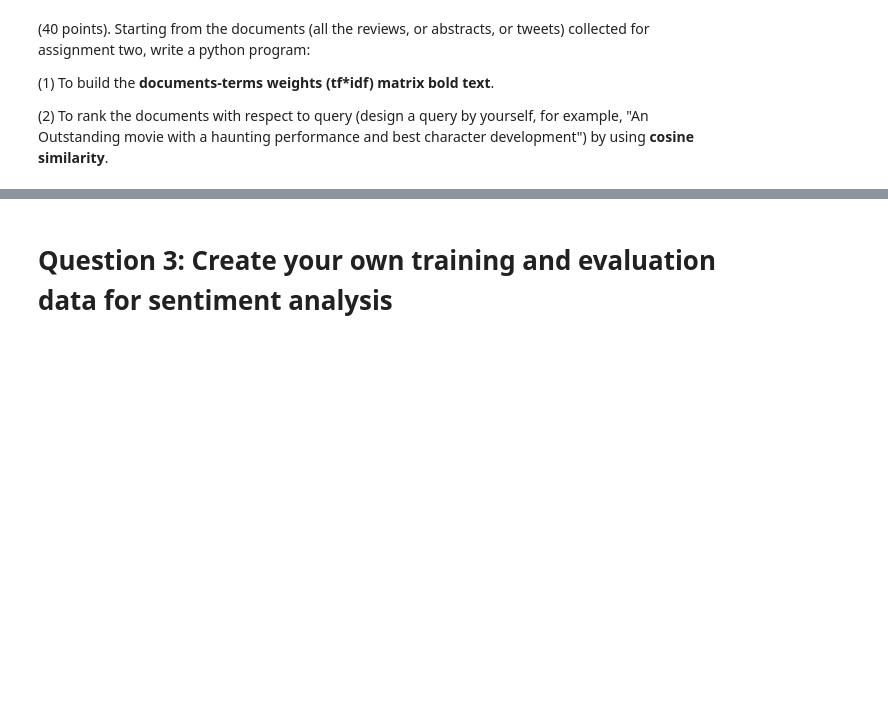
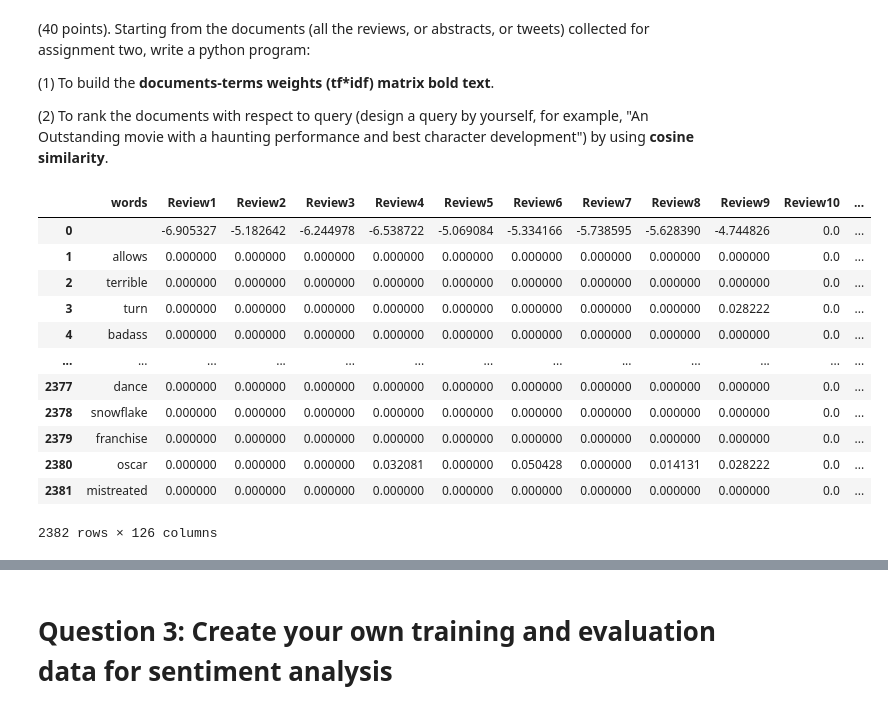
Before and after one commit to SaiMudigonda/Saikumar_INFO5731_Spring2021, a Jupyter notebook: INFO5731_Assignment_Three.ipynb, the cells around one changed output, grey strips where cells are left out. Cells and saved outputs as stored; diff of their text form; code cells hidden in the pictures; blank space fills up the shorter version.

```diff
--- a/INFO5731_Assignment_Three.ipynb
+++ b/INFO5731_Assignment_Three.ipynb
@@ -234,0 +255,34 @@ noun_phrases_df
+# %%
+
+import math
+sentences = final_df["Lower casing"].values.tolist()
+words = set([j for i in sentences for j in i.split(" ")])
+tf_idf_df = pd.DataFrame(words, columns=["words"])
+count=1
+
+def tf_idf(x,sentence):
+  value = sentence.count(x)
+  size = len(sentence.split(" "))
+  if(value != 0):
+    return (value/size)*(math.log(size/value, 10))
+  else:
+    return 0
+
+for sentence in sentences:
+  tf_idf_df["Review"+str(count)] = tf_idf_df["words"].apply(lambda x: tf_idf(x,sentence))
+  count=count+1
+tf_idf_df
+# %% [output]
+|  | words | Review1 | Review2 | Review3 | Review4 | Review5 | Review6 | Review7 | Review8 | Review9 | Review10 | ... |
+| 0 |  | -6.905327 | -5.182642 | -6.244978 | -6.538722 | -5.069084 | -5.334166 | -5.738595 | -5.628390 | -4.744826 | 0.0 | ... |
+| 1 | allows | 0.000000 | 0.000000 | 0.000000 | 0.000000 | 0.000000 | 0.000000 | 0.000000 | 0.000000 | 0.000000 | 0.0 | ... |
+| 2 | terrible | 0.000000 | 0.000000 | 0.000000 | 0.000000 | 0.000000 | 0.000000 | 0.000000 | 0.000000 | 0.000000 | 0.0 | ... |
+| 3 | turn | 0.000000 | 0.000000 | 0.000000 | 0.000000 | 0.000000 | 0.000000 | 0.000000 | 0.000000 | 0.028222 | 0.0 | ... |
+| 4 | badass | 0.000000 | 0.000000 | 0.000000 | 0.000000 | 0.000000 | 0.000000 | 0.000000 | 0.000000 | 0.000000 | 0.0 | ... |
+| ... | ... | ... | ... | ... | ... | ... | ... | ... | ... | ... | ... | ... |
+| 2377 | dance | 0.000000 | 0.000000 | 0.000000 | 0.000000 | 0.000000 | 0.000000 | 0.000000 | 0.000000 | 0.000000 | 0.0 | ... |
+| 2378 | snowflake | 0.000000 | 0.000000 | 0.000000 | 0.000000 | 0.000000 | 0.000000 | 0.000000 | 0.000000 | 0.000000 | 0.0 | ... |
+| 2379 | franchise | 0.000000 | 0.000000 | 0.000000 | 0.000000 | 0.000000 | 0.000000 | 0.000000 | 0.000000 | 0.000000 | 0.0 | ... |
+| 2380 | oscar | 0.000000 | 0.000000 | 0.000000 | 0.032081 | 0.000000 | 0.050428 | 0.000000 | 0.014131 | 0.028222 | 0.0 | ... |
+| 2381 | mistreated | 0.000000 | 0.000000 | 0.000000 | 0.000000 | 0.000000 | 0.000000 | 0.000000 | 0.000000 | 0.000000 | 0.0 | ... |
+2382 rows × 126 columns
```
Also changed, not shown: parts of 7 cells of this notebook.
